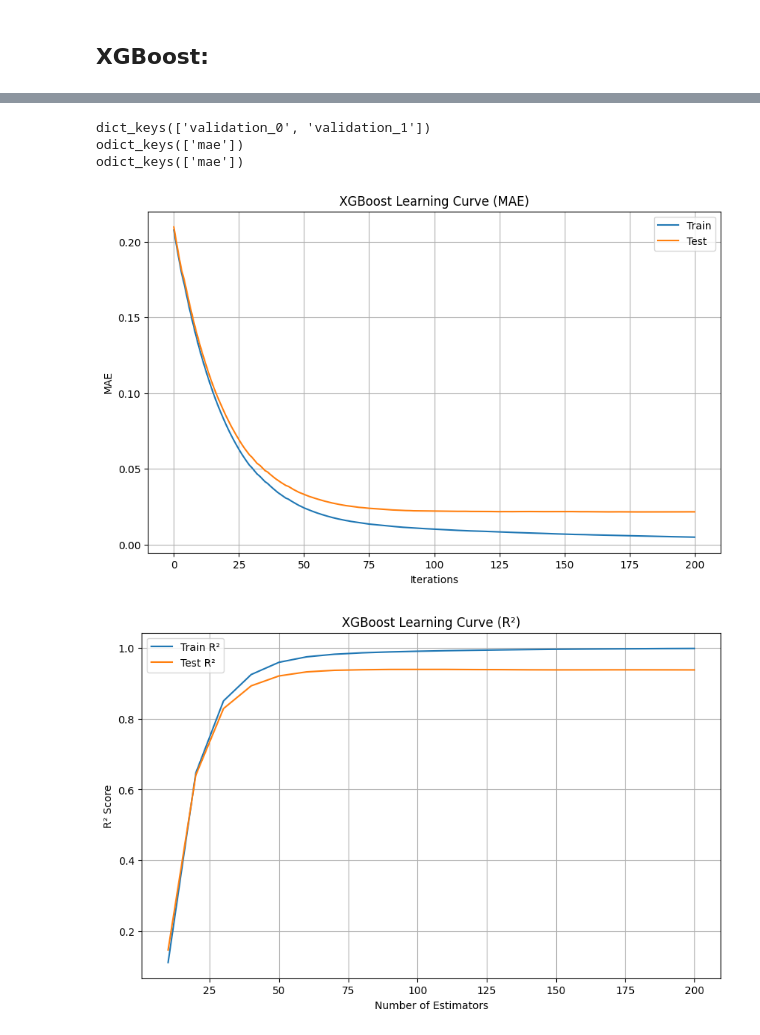
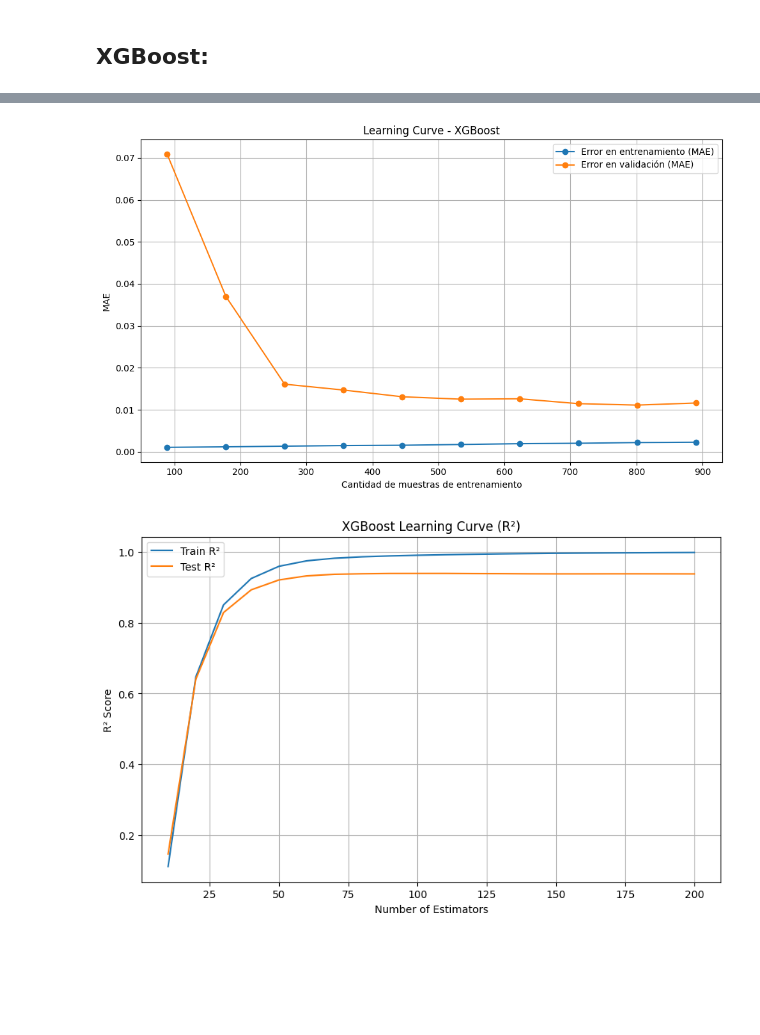
Before and after one commit to PolloDK/FK01-Encuestas, a Jupyter notebook: notebooks/basic_models_daily.ipynb, the cells around one changed output, grey strips where cells are left out. Cells and saved outputs as stored; diff of their text form; code cells hidden in the pictures; blank space fills up the shorter version.

```diff
--- a/notebooks/basic_models_daily.ipynb
+++ b/notebooks/basic_models_daily.ipynb
@@ -44,12 +62,12 @@ df_encuestas["date"] = pd.to_datetime(df_encuestas["date"])
 df["week_start"] = df["date"] - pd.to_timedelta((df["date"].dt.weekday + 1) % 7, unit="D")
 df_encuestas["week_start"] = df_encuestas["date"] - pd.to_timedelta((df_encuestas["date"].dt.weekday + 1) % 7, unit="D")
 df_final = df.merge(df_encuestas[["week_start", "aprobacion_boric"]], on="week_start", how="left")
-df_final = df_final.sort_values("date").dropna()
+#df_final = df_final.sort_values("date").dropna()
 # %%
-df_final["approval_rolling_7d"] = df_final["aprobacion_boric"].rolling(window=7, min_periods=7).mean()
+#df_final["approval_rolling_7d"] = df_final["aprobacion_boric"].rolling(window=7, min_periods=7).mean()
 df_final["approval_lag_7d"] = df_final["aprobacion_boric"].shift(1)
-df_final["approval_diff"] = df_final["aprobacion_boric"].diff()
-df_final["approval_pct_change"] = df_final["aprobacion_boric"].pct_change()
+#df_final["approval_diff"] = df_final["aprobacion_boric"].diff()
+#df_final["approval_pct_change"] = df_final["aprobacion_boric"].pct_change()
 for lag in range(1, 8):  # Lags de 1 a 7 días
     df_final[f"score_positive_lag_{lag}"] = df_final["score_positive"].shift(lag)
     df_final[f"score_negative_lag_{lag}"] = df_final["score_negative"].shift(lag)
@@ -58,4 +76,3 @@ df_final['score_negative_rolling7'] = df_final['score_negative'].rolling(window=
 df_final['score_negative_rolling3'] = df_final['score_negative'].rolling(window=3, min_periods=3).mean()
 df_final['sentiment_net'] = df_final['score_positive'] - df_final['score_negative']
 df_final['sentiment_net_rolling7'] = df_final['sentiment_net'].rolling(window=7, min_periods=3).mean()
-df_final = df_final.dropna()
@@ -66,7 +93,7 @@ df_final[cols_to_scale] = scaler.fit_transform(df_final[cols_to_scale])
 df_final = df_final.dropna()
 # %%
 target = 'aprobacion_boric'
-X = df_final.drop(columns=['week_start', 'aprobacion_boric'], errors='ignore')
+X = df_final.drop(columns=['week_start', 'aprobacion_boric', 'desaprobacion_boric'], errors='ignore')
 X = X.select_dtypes(exclude=['datetime'])
 
 scaler_X = MinMaxScaler()
@@ -96,11 +125,11 @@ Ahora creamos la base más básica, sólamente con los scores, para correr una r
 y = df_final['aprobacion_boric']  # Variable objetivo
 
 # Dividir en conjunto de entrenamiento (80%) y prueba (20%)
-X_train, X_test, y_train, y_test = train_test_split(X_scaled, y_scaled, test_size=0.2, random_state=42)
+X_train, X_test, y_train, y_test = train_test_split(X_scaled, y_scaled, test_size=0.3, random_state=42)
 
 # Guardar las fechas desde el DataFrame original
 fechas = df_final['date'].reset_index(drop=True)
-fechas_train, fechas_test = train_test_split(fechas, test_size=0.2, random_state=42)
+fechas_train, fechas_test = train_test_split(fechas, test_size=0.3, random_state=42)
 # %% [markdown]
 ## Random Forest:
 # %% [markdown]
@@ -324,26 +381,52 @@ plt.show()
 # %%
-eval_set=[(X_train, y_train), (X_test, y_test)]
-results = xgb_model.evals_result()
-print(results.keys())  # Debería incluir ambos sets
-print(results["validation_0"].keys())  # Debería incluir "mae"
-print(results["validation_1"].keys())  # También debería incluir "mae"
-epochs = len(results["validation_0"]["mae"])
-x_axis = range(0, epochs)
+import matplotlib.pyplot as plt
+import numpy as np
+from sklearn.model_selection import learning_curve
+from xgboost import XGBRegressor
+from sklearn.metrics import make_scorer, mean_absolute_error
 
+# Definir modelo con los mejores hiperparámetros encontrados
+modelo = xgb.XGBRegressor(
+    objective="reg:squarederror",
+    n_estimators=100,
+    learning_rate=0.05,
+    max_depth=6,
+    subsample=0.8,
+    colsample_bytree=0.8,
+    random_state=42
+)
+
+# Usar MAE como métrica de evaluación
+mae_scorer = make_scorer(mean_absolute_error, greater_is_better=False)
+
+# Learning curve
+train_sizes, train_scores, test_scores = learning_curve(
+    estimator=modelo,
+    X=X,
+    y=y,
+    train_sizes=np.linspace(0.1, 1.0, 10),
+    cv=5,
+    scoring=mae_scorer,
+    n_jobs=-1
+)
+
+# Promedio y desviación de los errores
+train_scores_mean = -np.mean(train_scores, axis=1)
+test_scores_mean = -np.mean(test_scores, axis=1)
+
+# Graficar
 plt.figure(figsize=(10, 6))
-plt.plot(x_axis, results["validation_0"]["mae"], label="Train")
-plt.plot(x_axis, results["validation_1"]["mae"], label="Test")
-plt.xlabel("Iterations")
+plt.plot(train_sizes, train_scores_mean, 'o-', label="Error en entrenamiento (MAE)")
+plt.plot(train_sizes, test_scores_mean, 'o-', label="Error en validación (MAE)")
+plt.xlabel("Cantidad de muestras de entrenamiento")
 plt.ylabel("MAE")
-plt.title("XGBoost Learning Curve (MAE)")
-plt.legend()
+plt.title("Learning Curve - XGBoost")
+plt.legend(loc="best")
 plt.grid(True)
+plt.tight_layout()
 plt.show()
 # %% [output]
-dict_keys(['validation_0', 'validation_1'])
-odict_keys(['mae'])
-odict_keys(['mae'])
-[figure, old version]
+[figure, new version]
 # %%
 from sklearn.metrics import r2_score
 
```
Also changed, not shown: parts of 16 cells of this notebook, 7 other files.
